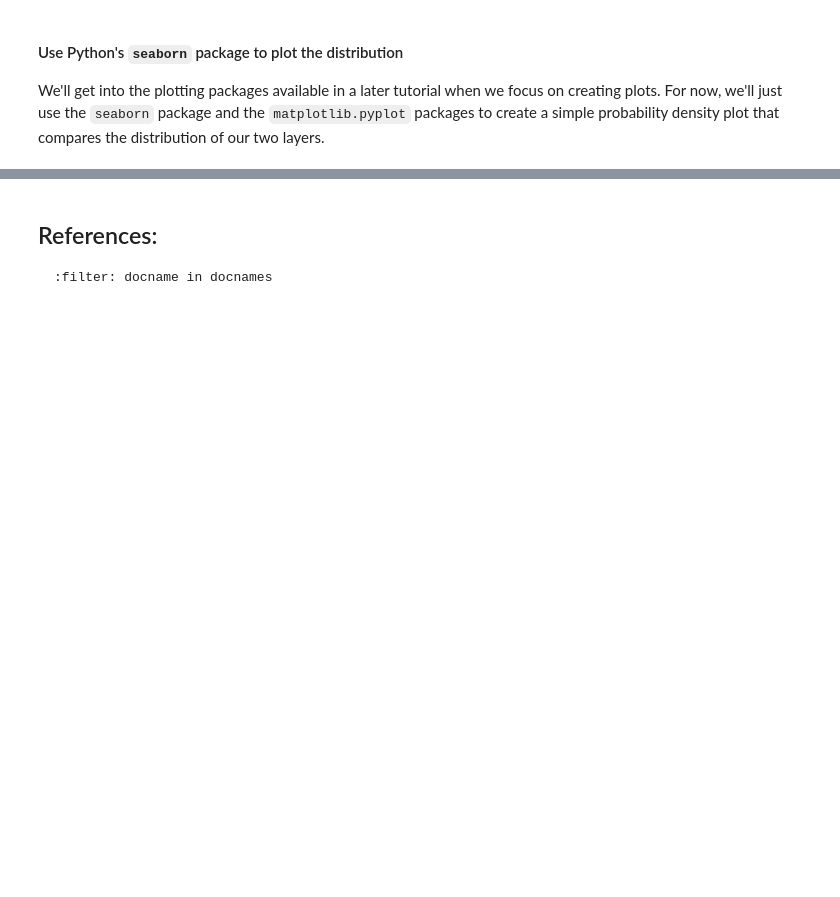
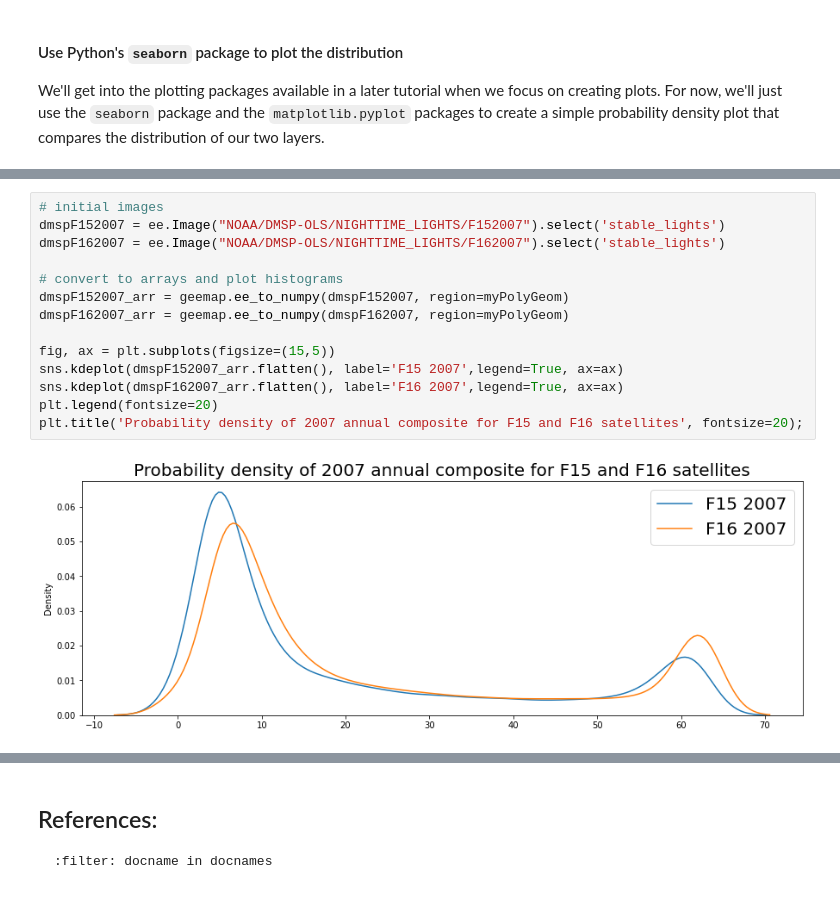
Before and after one commit to worldbank/OpenNightLights, a Jupyter notebook: onl/tutorials/mod2_2_DMSP-OLS_intercalibration.ipynb, the cells around one changed output, grey strips where cells are left out. Drawn from its saved outputs; the diff is of its cells as text; blank space fills up the shorter version.

```diff
--- a/onl/tutorials/mod2_2_DMSP-OLS_intercalibration.ipynb
+++ b/onl/tutorials/mod2_2_DMSP-OLS_intercalibration.ipynb
@@ -224,0 +228,16 @@ clip_img(dmsp1996b).getInfo()
+# %%
+# initial images
+dmspF152007 = ee.Image("NOAA/DMSP-OLS/NIGHTTIME_LIGHTS/F152007").select('stable_lights')
+dmspF162007 = ee.Image("NOAA/DMSP-OLS/NIGHTTIME_LIGHTS/F162007").select('stable_lights')
+
+# convert to arrays and plot histograms
+dmspF152007_arr = geemap.ee_to_numpy(dmspF152007, region=myPolyGeom)
+dmspF162007_arr = geemap.ee_to_numpy(dmspF162007, region=myPolyGeom)
+
+fig, ax = plt.subplots(figsize=(15,5))
+sns.kdeplot(dmspF152007_arr.flatten(), label='F15 2007',legend=True, ax=ax)
+sns.kdeplot(dmspF162007_arr.flatten(), label='F16 2007',legend=True, ax=ax)
+plt.legend(fontsize=20)
+plt.title('Probability density of 2007 annual composite for F15 and F16 satellites', fontsize=20);
+# %% [output]
+[figure, added]
```
Also changed, not shown: parts of 20 cells of this notebook.
